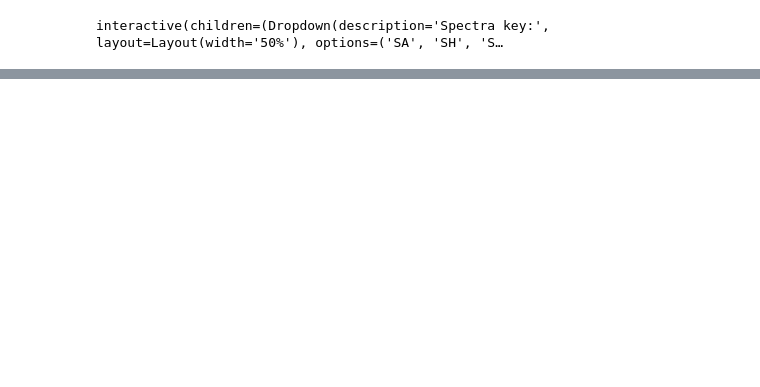
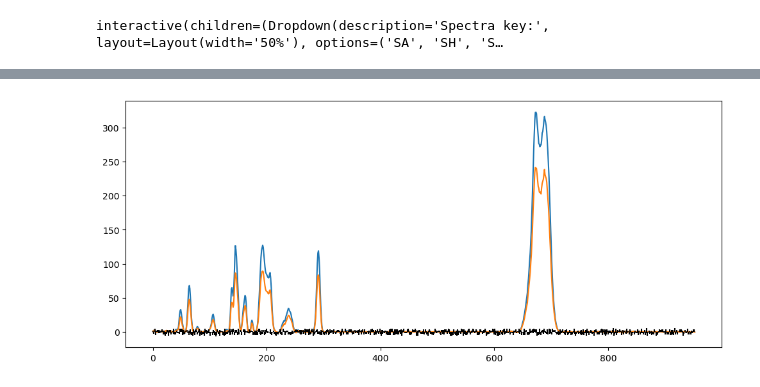
Before and after one commit to intellimath/irsa, a Jupyter notebook: examples/load_spectra_9_origin.ipynb, the cells around one changed output, grey strips where cells are left out. Cells and saved outputs as stored; diff of their text form; code cells hidden in the pictures; blank space fills up the shorter version.

```diff
--- a/examples/load_spectra_9_origin.ipynb
+++ b/examples/load_spectra_9_origin.ipynb
@@ -280,11 +286,14 @@ print(accuracy_score(zsBC, np.sign(mod2.evaluate(ysBC))))
 # %%
 param2 = np.asarray(mod2.param[1:])
 param2_p = param2.copy()
 param2_m = param2.copy()
 param2_p[param2 < 0] = 0
 param2_m[param2 > 0] = 0
 plt.figure(figsize=(12,5))
-plt.plot(ysBC.mean(axis=0))
-plt.vlines(range(ysBC.shape[1]), 10*param2_m, 10*param2_p, color='k')
+plt.plot(ys_sa.mean(axis=0))
+plt.plot(ys_ss.mean(axis=0))
+plt.vlines(range(ys_sa_ss.shape[1]), 10*param2_m, 10*param2_p, color='k')
 plt.show()
+# %% [output]
+[figure, added]
 # %%
```
Also changed, not shown: parts of 24 cells of this notebook, 5 other files.
